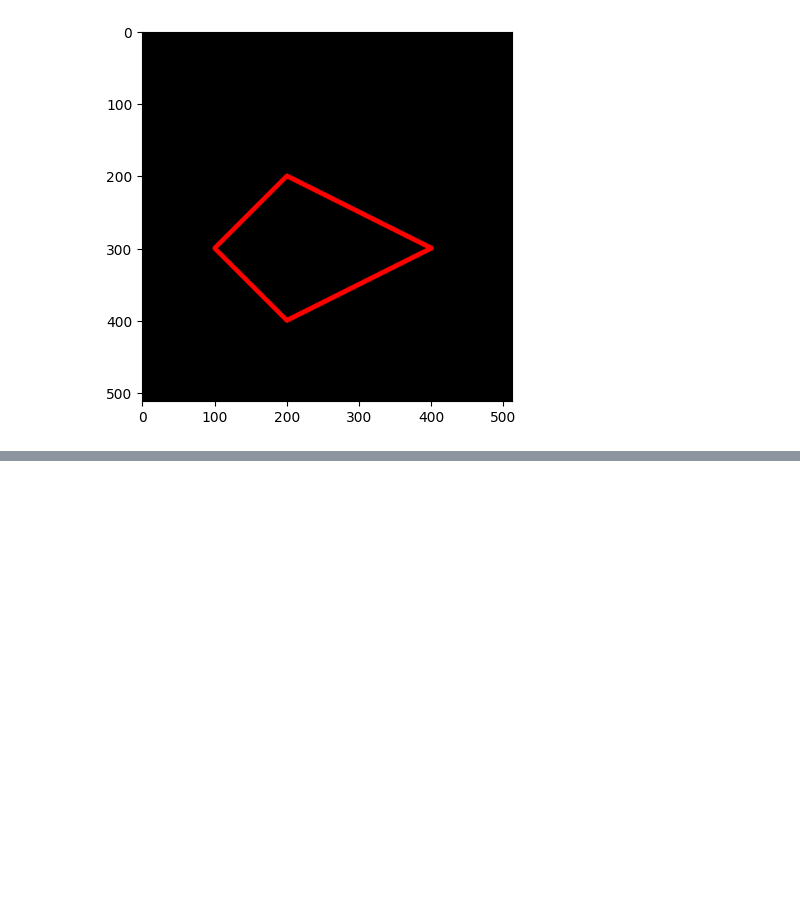
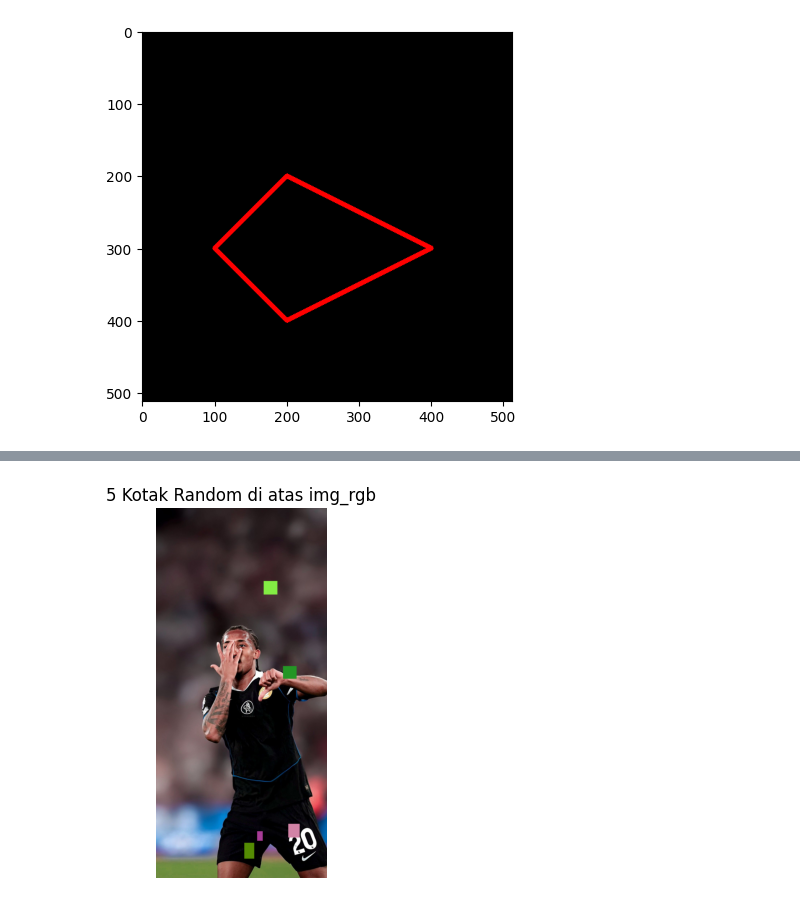
Before and after one commit to hikmahabdillah/PCVK_Ganjil_2025, a Jupyter notebook: Week2.ipynb, the cells around one changed output, grey strips where cells are left out. Drawn from its saved outputs; the diff is of its cells as text; code cells hidden in the pictures; blank space fills up the shorter version.

```diff
--- a/Week2.ipynb
+++ b/Week2.ipynb
@@ -128,0 +226,16 @@ plt.imshow(black_img2)
+# %%
+img_boxes = img_rgb.copy()
+
+# buat 5 kotak random di atas image
+for i in range(5):
+    pt1 = (np.random.randint(0, img_boxes.shape[1]-100), np.random.randint(0, img_boxes.shape[0]-100))
+    pt2 = (pt1[0] + np.random.randint(30,100), pt1[1] + np.random.randint(30,100))
+    color = (np.random.randint(0,256), np.random.randint(0,256), np.random.randint(0,256))
+    cv2.rectangle(img_boxes, pt1, pt2, color, -1)
+
+plt.imshow(img_boxes)
+plt.title("5 Kotak Random di atas img_rgb")
+plt.axis('off')
+plt.show()
+# %% [output]
+[figure, added]
```
Also changed, not shown: parts of 12 cells of this notebook.
